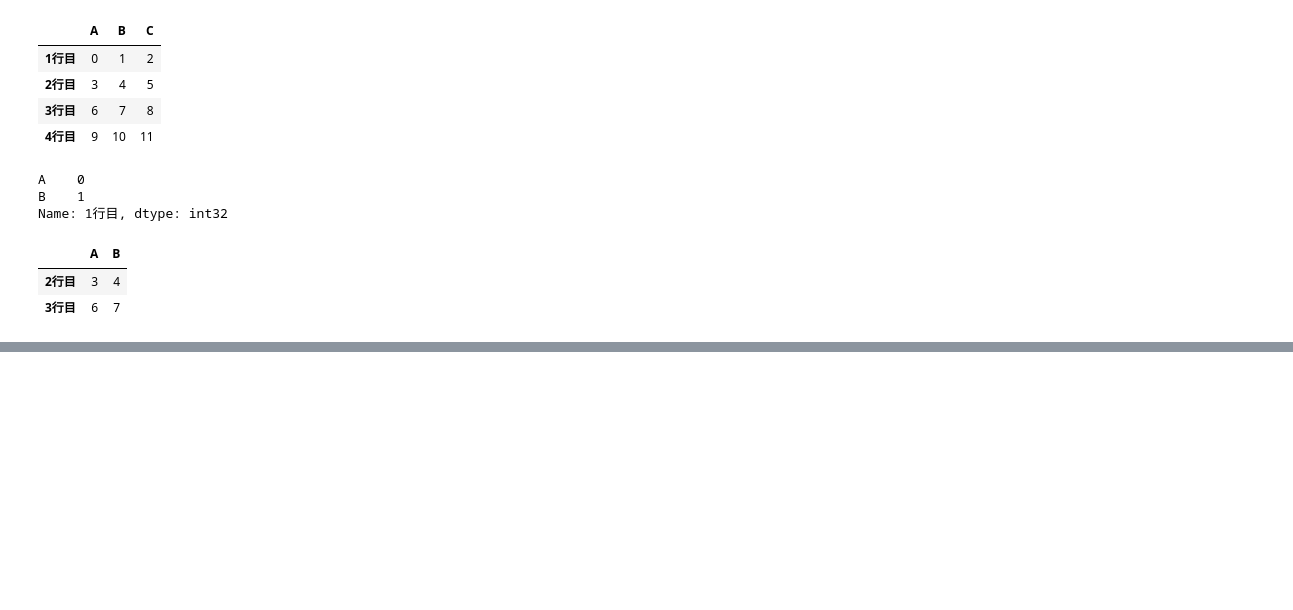
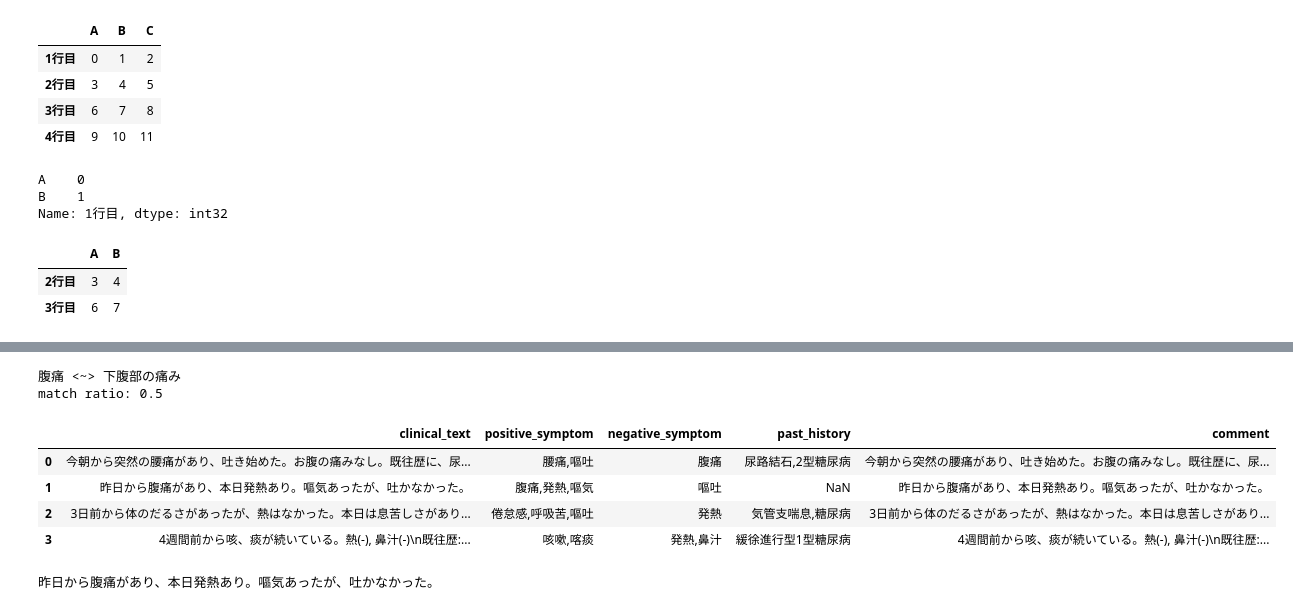
Before and after one commit to nail-satos/python, a Jupyter notebook: 分析演習.ipynb, the cells around one changed output, grey strips where cells are left out. Saved outputs shown, nothing was run; the diff lists cells and outputs as text; code cells hidden in the pictures; blank space fills up the shorter version.

```diff
--- a/分析演習.ipynb
+++ b/分析演習.ipynb
@@ -784,0 +839,44 @@ df = pd.re
+# %%
+# -*- coding: utf-8 -*-
+
+import difflib
+
+
+str1 = u"腹痛"
+str2 = u"下腹部の痛み"
+
+s = difflib.SequenceMatcher(None, str1, str2).ratio()
+
+print(str1, "<~>", str2)
+print("match ratio:", s, "\n")
+
+# >> スパゲッティー <~> スパゲティ
+# >> match ratio: 0.833333333333
+# %% [output]
+腹痛 <~> 下腹部の痛み
+match ratio: 0.5
+# %%
+"""
+果物の値段を取得する。
+"""
+
+# 必要モジュールをインポート
+import pandas as pd
+import numpy as np
+
+# csvファイルを読み込み（文字コード：utf-8）
+df = pd.read_csv("clinical_text_sample_utf-8.csv",encoding="utf-8")
+
+# 列をコピー
+df.loc[:,"comment"] = df.loc[:,"clinical_text"]
+df
+# %% [output]
+|  | clinical_text | positive_symptom | negative_symptom | past_history | comment |
+| 0 | 今朝から突然の腰痛があり、吐き始めた。お腹の痛みなし。既往歴に、尿... | 腰痛,嘔吐 | 腹痛 | 尿路結石,2型糖尿病 | 今朝から突然の腰痛があり、吐き始めた。お腹の痛みなし。既往歴に、尿... |
+| 1 | 昨日から腹痛があり、本日発熱あり。嘔気あったが、吐かなかった。 | 腹痛,発熱,嘔気 | 嘔吐 | NaN | 昨日から腹痛があり、本日発熱あり。嘔気あったが、吐かなかった。 |
+| 2 | 3日前から体のだるさがあったが、熱はなかった。本日は息苦しさがあり... | 倦怠感,呼吸苦,嘔吐 | 発熱 | 気管支喘息,糖尿病 | 3日前から体のだるさがあったが、熱はなかった。本日は息苦しさがあり... |
+| 3 | 4週間前から咳、痰が続いている。熱(-), 鼻汁(-)\n既往歴:... | 咳嗽,喀痰 | 発熱,鼻汁 | 緩徐進行型1型糖尿病 | 4週間前から咳、痰が続いている。熱(-), 鼻汁(-)\n既往歴:... |
+# %%
+print(df.at[,0])
+# %% [output]
+昨日から腹痛があり、本日発熱あり。嘔気あったが、吐かなかった。
```
Also changed, not shown: parts of 8 cells of this notebook, 8 other files.
